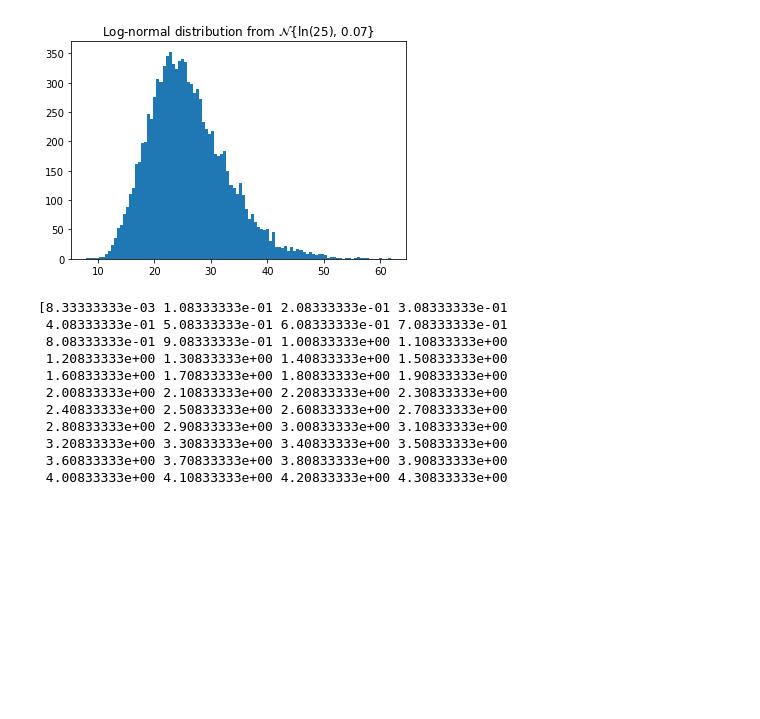
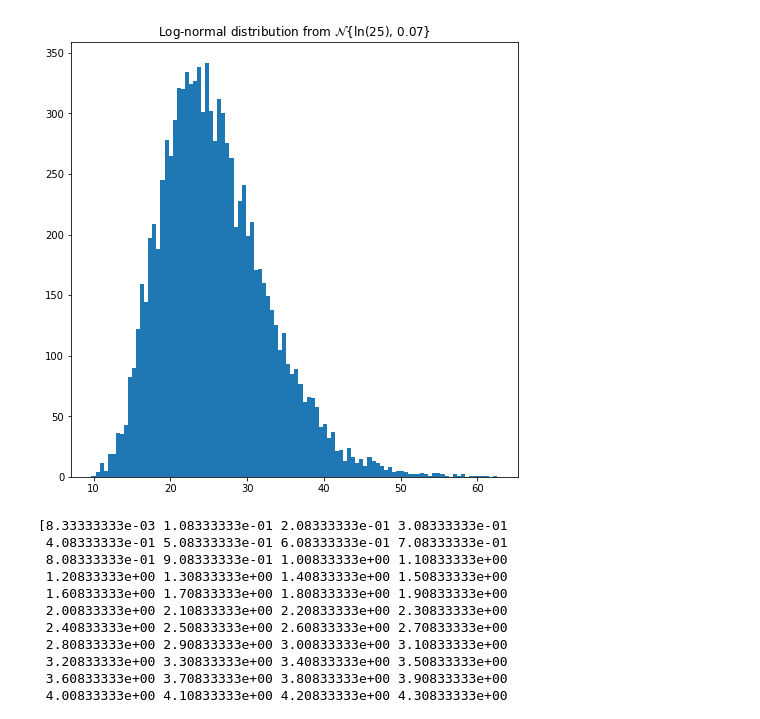
Before and after one commit to erezli/CSRS, a Jupyter notebook: Quantisation_Effect_Log_Normal.ipynb, the cells around one changed output. Drawn from its saved outputs; the diff is of its cells as text; code cells hidden in the pictures; blank space fills up the shorter version.

```diff
--- a/Quantisation_Effect_Log_Normal.ipynb
+++ b/Quantisation_Effect_Log_Normal.ipynb
@@ -14,11 +14,12 @@ font = {'size'   : 18}
 mpl.rc('font', **font)
 # %%
 test_set = np.exp(np.random.normal(np.log(25), np.sqrt(0.07), 10000))
+plt.figure(figsize=(8,8))
 plt.title("Log-normal distribution from $\mathcal{N}${ln(25), 0.07}")
 plt.hist(test_set, 100)
 plt.show()
 # %% [output]
-[figure, old version]
+[figure, new version]
 # %%
 time_res = np.arange(1/120, 10, 0.1)
 print(time_res)
```
Also changed, not shown: parts of 1 cell of this notebook, 8 other files.
